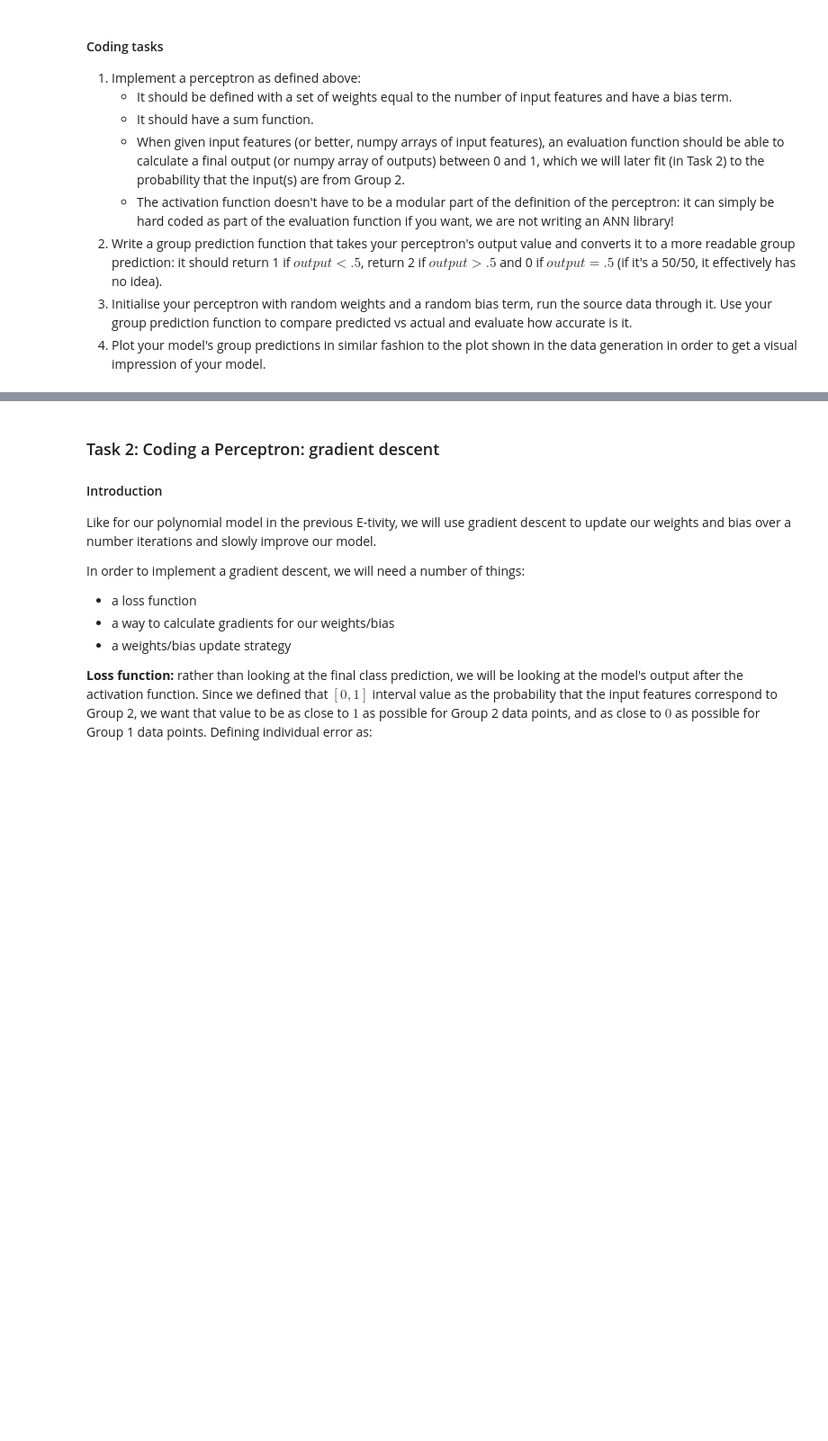
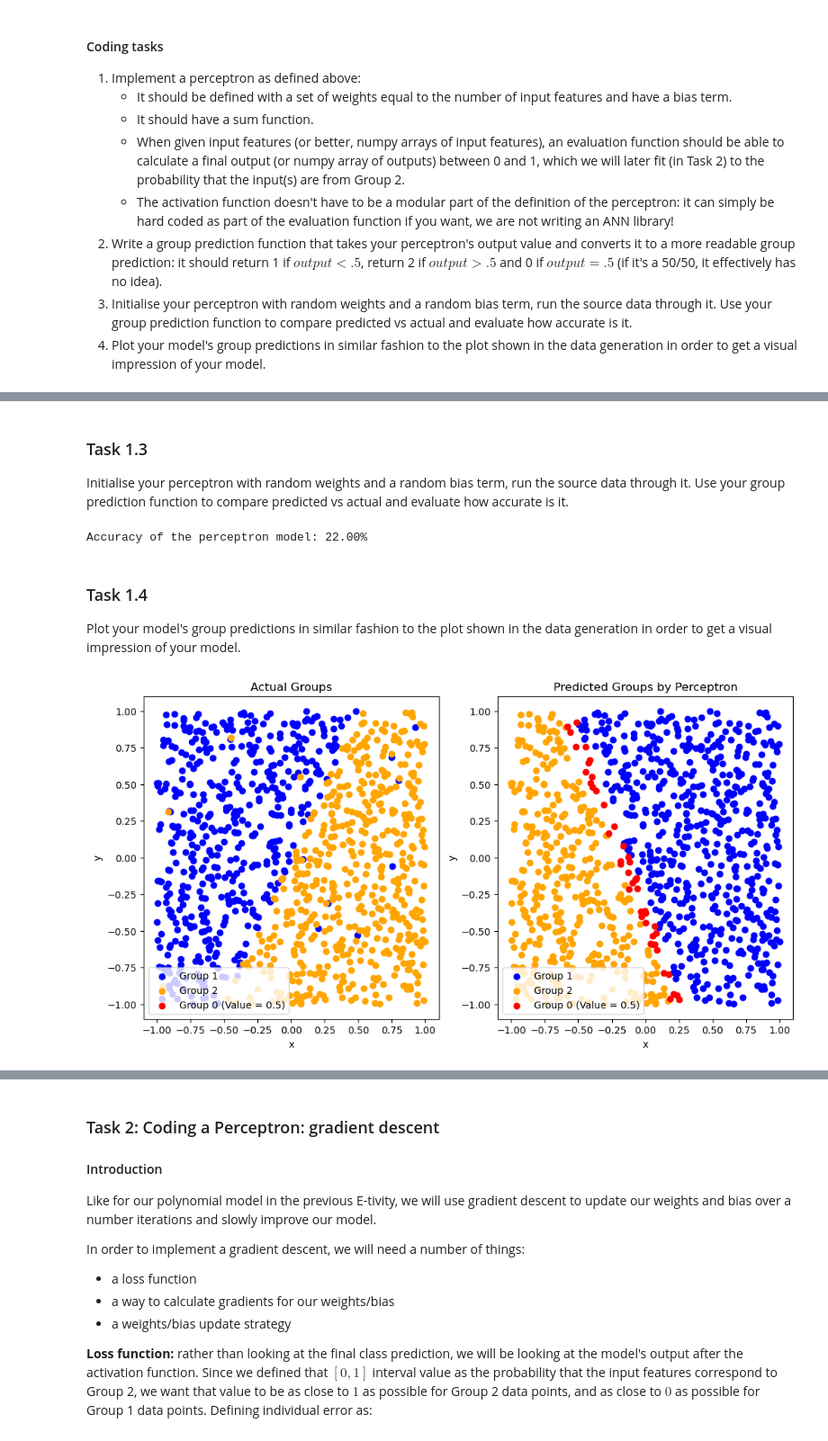
Before and after one commit to sean-meade/Neural-Networks, a Jupyter notebook: Etivity2_NeuralNetworks_9539719.ipynb, the cells around one changed output, grey strips where cells are left out. Shown at 90% size. Saved outputs shown, nothing was run; the diff lists cells and outputs as text; code cells hidden in the pictures; blank space fills up the shorter version.

```diff
--- a/Etivity2_NeuralNetworks_9539719.ipynb
+++ b/Etivity2_NeuralNetworks_9539719.ipynb
@@ -192,3 +225,49 @@ Accuracy of the perceptron model: 46.70%
+# %% [markdown]
+### Task 1.3
+Initialise your perceptron with random weights and a random bias term, run the source data through it. Use your group prediction function to compare predicted vs actual and evaluate how accurate is it.
+# %%
+perceptron = Evaluate_Only_Perceptron(number_features = 2)
+
+input_data = np.column_stack((x_scaled, y_scaled)) # Prepare data for batch processing
+
+evaluated_data = perceptron.evaluate(input_data) # Batch processing for evaluations
+
+predicted_groups = map_to_group(evaluated_data) # Batch processing for predictions
+
+accuracy = np.mean(predicted_groups == Group) # Calculate accuracy based on predicted group membership
+print(f"Accuracy of the perceptron model: {accuracy*100:.2f}%")
+# %% [output]
+Accuracy of the perceptron model: 22.00%
+# %% [markdown]
+### Task 1.4
+Plot your model's group predictions in similar fashion to the plot shown in the data generation in order to get a visual impression of your model.
+# %%
+# Plotting
+fig, axs = plt.subplots(1, 2, figsize=(12, 6))
+
+# Actual Groups Plot
+# Group 1 (Blue), Group 2 (Orange), Group 0 (Red)
+axs[0].scatter(x_scaled[Group == 1], y_scaled[Group == 1], c='blue', label='Group 1')
+axs[0].scatter(x_scaled[Group == 2], y_scaled[Group == 2], c='orange', label='Group 2')
+axs[0].scatter(x_scaled[Group == 0], y_scaled[Group == 0], c='red', label='Group 0 (Value = 0.5)')
+axs[0].set_title('Actual Groups')
+axs[0].set_xlabel('x')
+axs[0].set_ylabel('y')
+axs[0].legend()
+
+# Predicted Groups Plot
+# Group 1 (Blue), Group 2 (Orange), Group 0 (Red)
+axs[1].scatter(x_scaled[predicted_groups == 1], y_scaled[predicted_groups == 1], c='blue', label='Group 1')
+axs[1].scatter(x_scaled[predicted_groups == 2], y_scaled[predicted_groups == 2], c='orange', label='Group 2')
+axs[1].scatter(x_scaled[predicted_groups == 0], y_scaled[predicted_groups == 0], c='red', label='Group 0 (Value = 0.5)')
+axs[1].set_title('Predicted Groups by Perceptron')
+axs[1].set_xlabel('x')
+axs[1].set_ylabel('y')
+axs[1].legend()
+
+plt.show()
+# %% [output]
+[figure, added]
 # %% [markdown]
 **Note:** you cannot use this output as-is. The behaviour changes every time as the weighted and biases are random every time.
 
```
Also changed, not shown: parts of 22 cells of this notebook.
